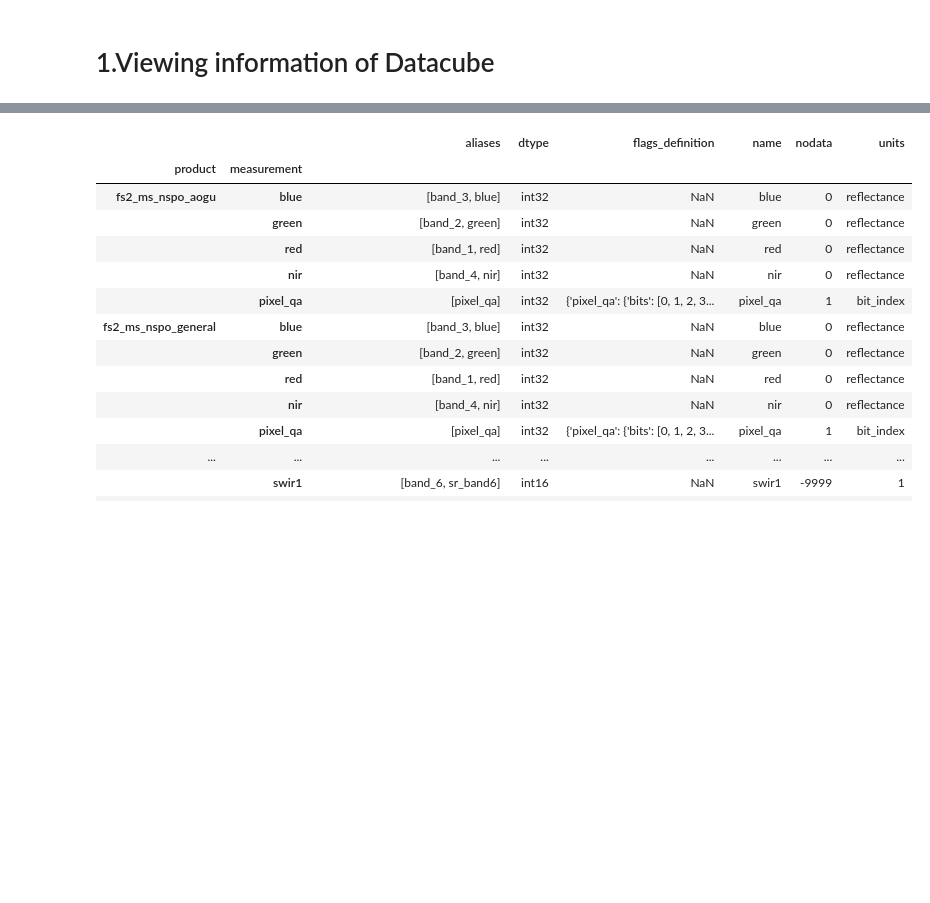
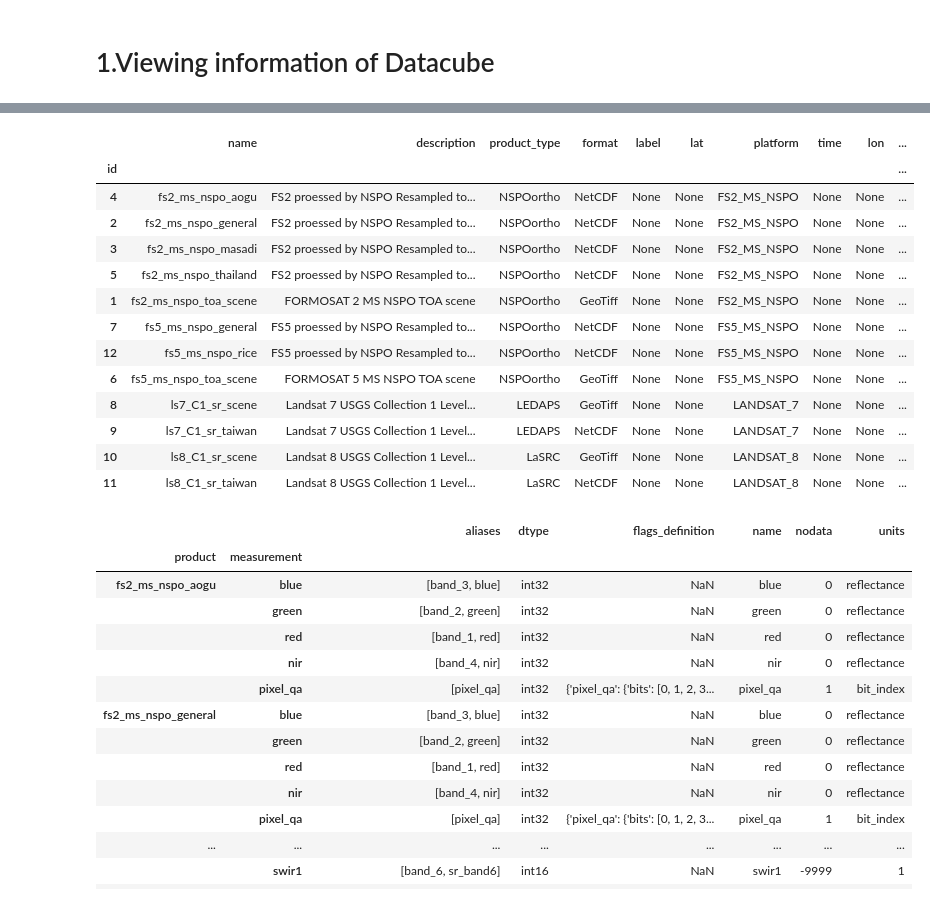
Before and after one commit to h920032/TWDC_workshop, a Jupyter notebook: 01Load_data.ipynb, the cells around one changed output, grey strips where cells are left out. Cells and saved outputs as stored; diff of their text form; code cells hidden in the pictures; blank space fills up the shorter version.

```diff
--- a/01Load_data.ipynb
+++ b/01Load_data.ipynb
@@ -25,3 +25,20 @@ netCDF_products
+# %%
+list_of_products #list product
+# %% [output]
+|  | name | description | product_type | format | label | lat | platform | time | lon | ... |
+| id |  |  |  |  |  |  |  |  |  | ... |
+| 4 | fs2_ms_nspo_aogu | FS2 proessed by NSPO Resampled to... | NSPOortho | NetCDF | None | None | FS2_MS_NSPO | None | None | ... |
+| 2 | fs2_ms_nspo_general | FS2 proessed by NSPO Resampled to... | NSPOortho | NetCDF | None | None | FS2_MS_NSPO | None | None | ... |
+| 3 | fs2_ms_nspo_masadi | FS2 proessed by NSPO Resampled to... | NSPOortho | NetCDF | None | None | FS2_MS_NSPO | None | None | ... |
+| 5 | fs2_ms_nspo_thailand | FS2 proessed by NSPO Resampled to... | NSPOortho | NetCDF | None | None | FS2_MS_NSPO | None | None | ... |
+| 1 | fs2_ms_nspo_toa_scene | FORMOSAT 2 MS NSPO TOA scene | NSPOortho | GeoTiff | None | None | FS2_MS_NSPO | None | None | ... |
+| 7 | fs5_ms_nspo_general | FS5 proessed by NSPO Resampled to... | NSPOortho | NetCDF | None | None | FS5_MS_NSPO | None | None | ... |
+| 12 | fs5_ms_nspo_rice | FS5 proessed by NSPO Resampled to... | NSPOortho | NetCDF | None | None | FS5_MS_NSPO | None | None | ... |
+| 6 | fs5_ms_nspo_toa_scene | FORMOSAT 5 MS NSPO TOA scene | NSPOortho | GeoTiff | None | None | FS5_MS_NSPO | None | None | ... |
+| 8 | ls7_C1_sr_scene | Landsat 7 USGS Collection 1 Level... | LEDAPS | GeoTiff | None | None | LANDSAT_7 | None | None | ... |
+| 9 | ls7_C1_sr_taiwan | Landsat 7 USGS Collection 1 Level... | LEDAPS | NetCDF | None | None | LANDSAT_7 | None | None | ... |
+| 10 | ls8_C1_sr_scene | Landsat 8 USGS Collection 1 Level... | LaSRC | GeoTiff | None | None | LANDSAT_8 | None | None | ... |
+| 11 | ls8_C1_sr_taiwan | Landsat 8 USGS Collection 1 Level... | LaSRC | NetCDF | None | None | LANDSAT_8 | None | None | ... |
 # %%
 #list_of_measurements = dc.list_measurements('ls7_lasrc_taiwan')
 list_of_measurements = dc.list_measurements()
```
Also changed, not shown: parts of 8 cells of this notebook.
